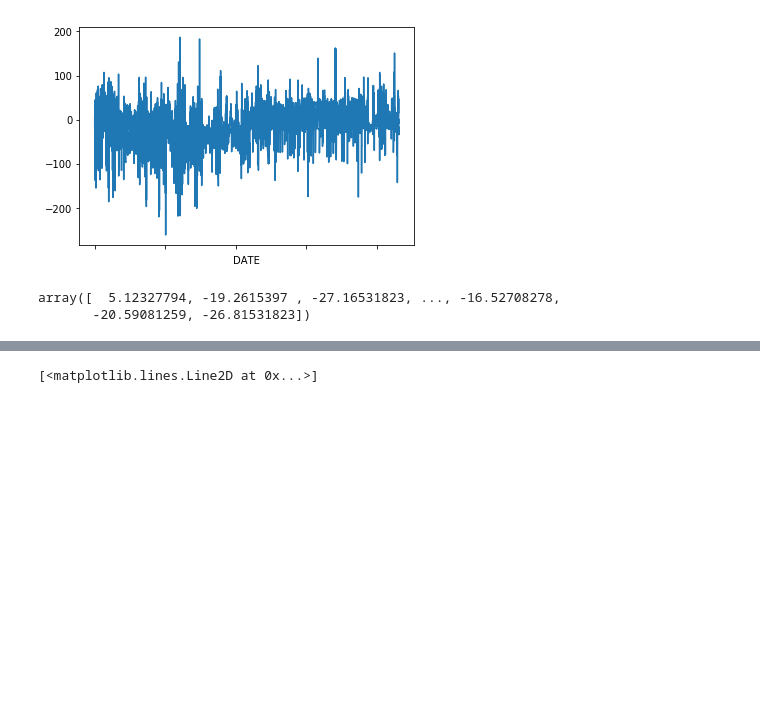
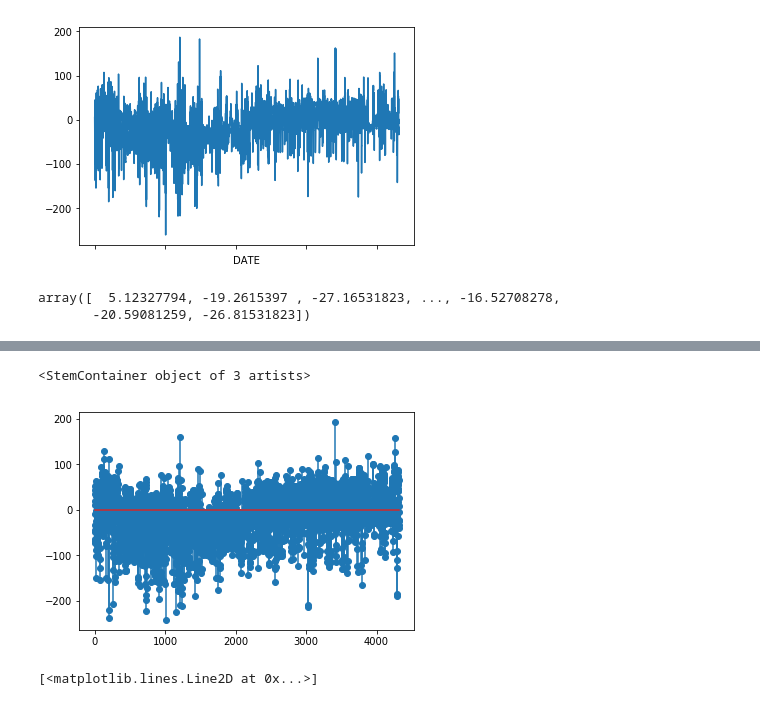
Before and after one commit to therondcharles/RAPPORTFILROUGE, a Jupyter notebook: Exploration/Filrouge1.ipynb, the cells around one changed output, grey strips where cells are left out. Drawn from its saved outputs; the diff is of its cells as text; code cells hidden in the pictures; blank space fills up the shorter version.

```diff
--- a/Exploration/Filrouge1.ipynb
+++ b/Exploration/Filrouge1.ipynb
@@ -90,3 +95,8 @@ cA, cD = pywt.dwt(list(h['residu_self'].values), 'db1')
+# %%
+plt.stem(cA)
+# %% [output]
+<StemContainer object of 3 artists>
+[figure, added]
 # %%
 plt.plot(cA)
 # %% [output]
```
Also changed, not shown: parts of 4 cells of this notebook.
